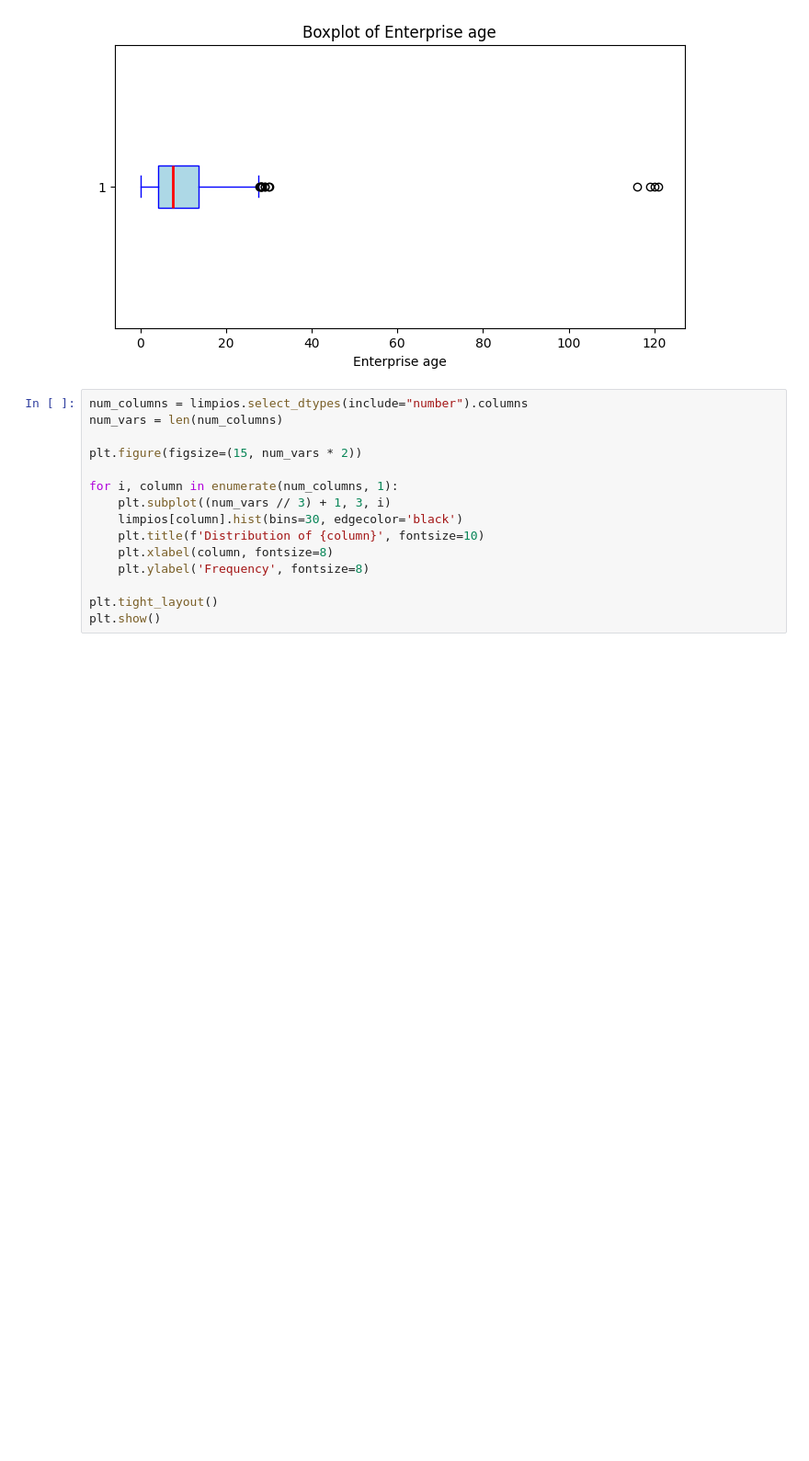
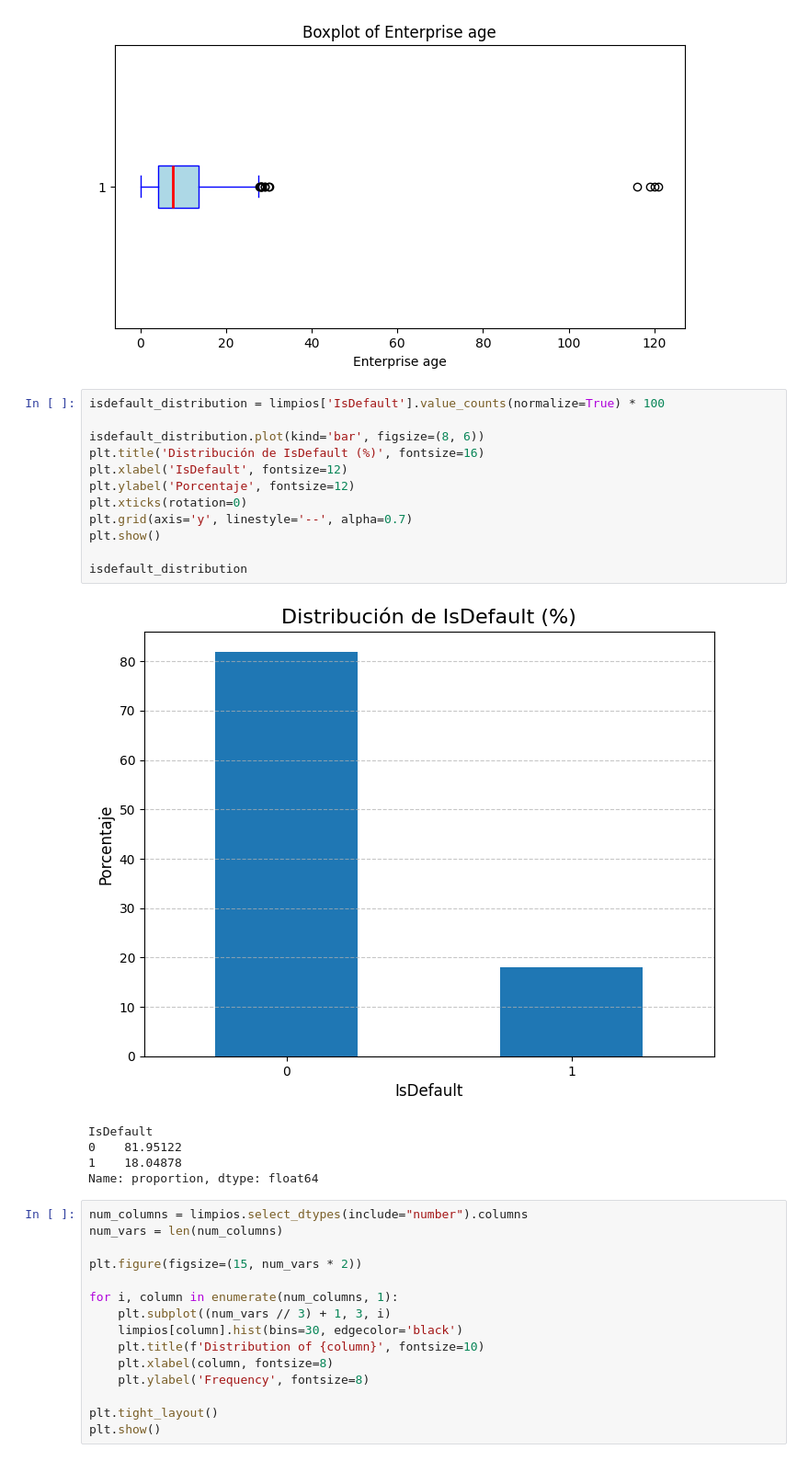
Before and after one commit to sengan9/Proyecto-ML, a Jupyter notebook: 02_LimpiezaEDA.ipynb, the cells around one changed output. Shown at 92% size. Drawn from its saved outputs; the diff is of its cells as text; blank space fills up the shorter version.

```diff
--- a/02_LimpiezaEDA.ipynb
+++ b/02_LimpiezaEDA.ipynb
@@ -73,6 +73,24 @@ plt.show()
 [figure]
 [figure]
 [figure]
+# %%
+isdefault_distribution = limpios['IsDefault'].value_counts(normalize=True) * 100
+
+isdefault_distribution.plot(kind='bar', figsize=(8, 6))
+plt.title('Distribución de IsDefault (%)', fontsize=16)
+plt.xlabel('IsDefault', fontsize=12)
+plt.ylabel('Porcentaje', fontsize=12)
+plt.xticks(rotation=0)
+plt.grid(axis='y', linestyle='--', alpha=0.7)
+plt.show()
+
+isdefault_distribution
+# %% [output]
+[figure, added]
+IsDefault
+0    81.95122
+1    18.04878
+Name: proportion, dtype: float64
 # %%
 num_columns = limpios.select_dtypes(include="number").columns
 num_vars = len(num_columns)
```
Also changed, not shown: parts of 1 cell of this notebook.
